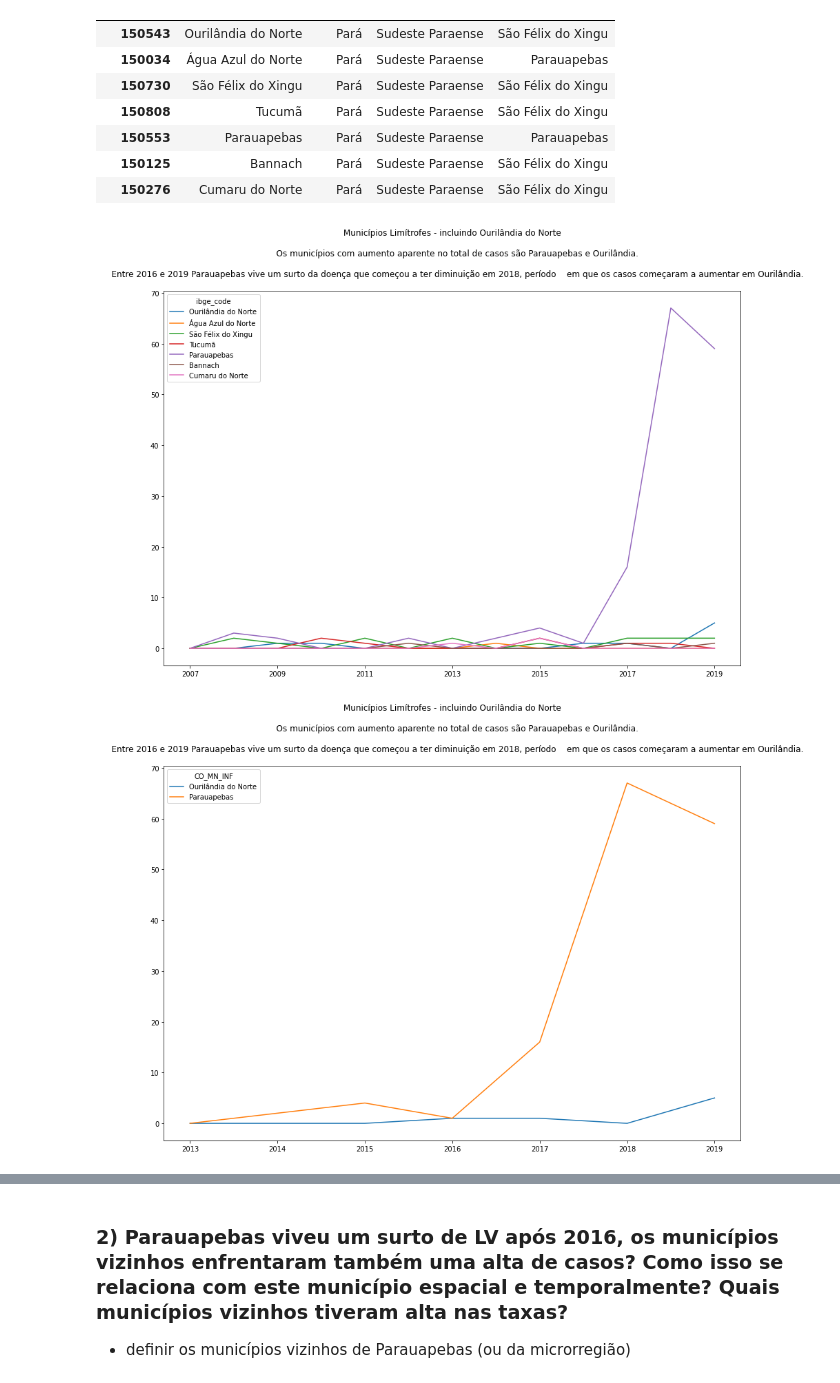
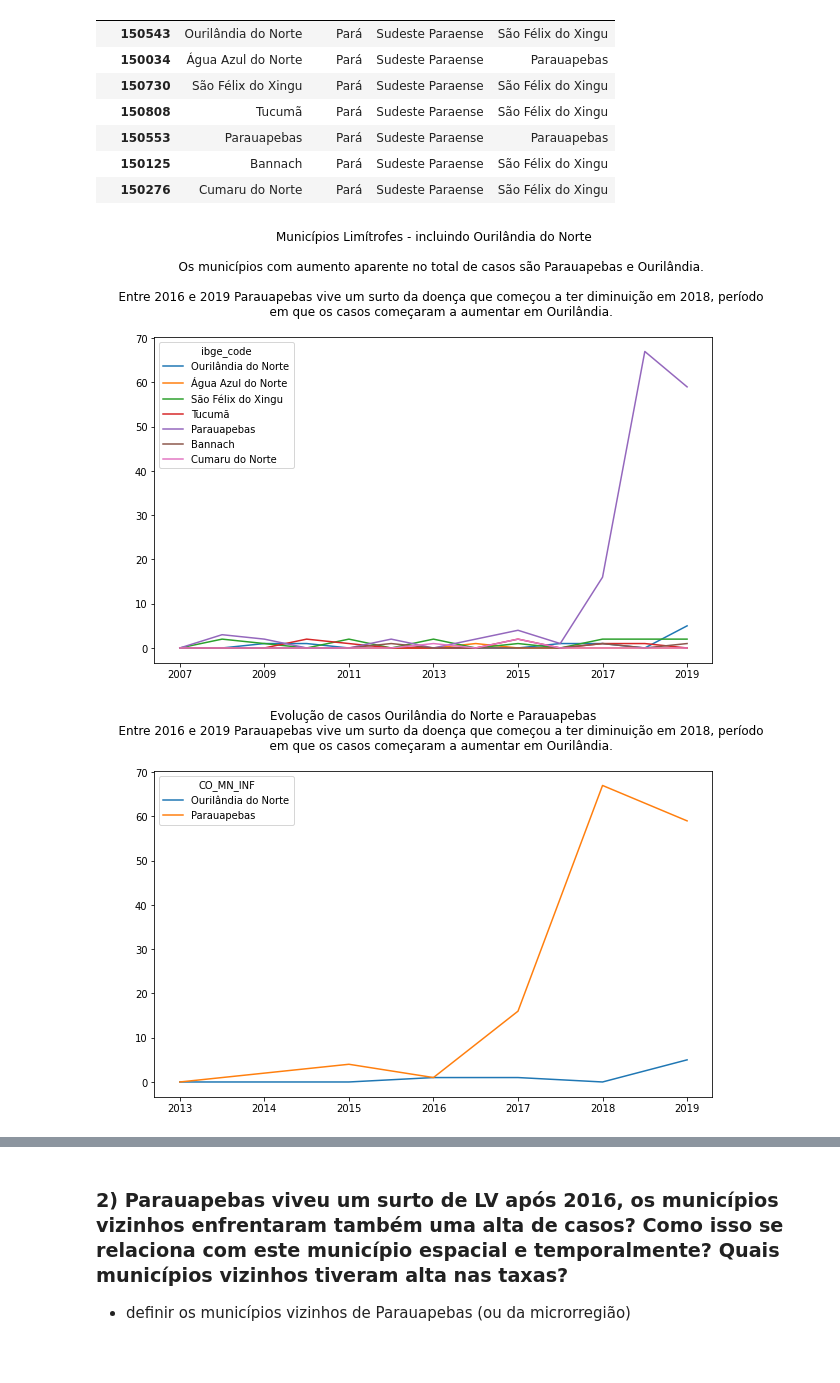
Before and after one commit to FlaviaLopes/leishmaniose, a Jupyter notebook: notebooks/visualizacao_incidencia.ipynb, the cells around one changed output, grey strips where cells are left out. Cells and saved outputs as stored; diff of their text form; code cells hidden in the pictures; blank space fills up the shorter version.

Commit message:
Atualiza notebooks de preparação de dados e visualização

```diff
--- a/notebooks/visualizacao_incidencia.ipynb
+++ b/notebooks/visualizacao_incidencia.ipynb
@@ -46,28 +46,27 @@ limitrofes
 # %%
 d = total_casos.loc[limitrofes.index,:].copy()
 d.index = d.index.map(dict(zip(limitrofes.index, limitrofes.municipio)))
 d.T.plot(
     kind='line',
-    figsize=(15,10),
+    figsize=(10,6),
     title='''Municípios Limítrofes - incluindo Ourilândia do Norte\n
     Os municípios com aumento aparente no total de casos são Parauapebas e Ourilândia.\n
-    Entre 2016 e 2019 Parauapebas vive um surto da doença que começou a ter diminuição em 2018, período\
+    Entre 2016 e 2019 Parauapebas vive um surto da doença que começou a ter diminuição em 2018, período
     em que os casos começaram a aumentar em Ourilândia.\n'''
 );
 # %% [output]
-[figure, old version]
+[figure, new version]
 # %%
 d = total_casos.loc[[150543, 150553], ['2013','2014','2015','2016','2017','2018','2019']].copy()
 d.index = d.index.map({150543:'Ourilândia do Norte', 150553:'Parauapebas'})
 d.T.plot(
     kind='line',
-    figsize=(15,10),
-    title='''Municípios Limítrofes - incluindo Ourilândia do Norte\n
-    Os municípios com aumento aparente no total de casos são Parauapebas e Ourilândia.\n
-    Entre 2016 e 2019 Parauapebas vive um surto da doença que começou a ter diminuição em 2018, período\
+    figsize=(10,6),
+    title='''Evolução de casos Ourilândia do Norte e Parauapebas
+    Entre 2016 e 2019 Parauapebas vive um surto da doença que começou a ter diminuição em 2018, período
     em que os casos começaram a aumentar em Ourilândia.\n'''
 );
 # %% [output]
-[figure, old version]
+[figure, new version]
 # %% [markdown]
 Entre 2007 e 2016 a quantidade de casos se mantém estável abaixo de 10 por ano. Entretanto, entre 2016 e 2018, especialmente, o município de Parauapebas vive um surto intenso. Entre 2018 e 2019, quando começa a diminuir os casos, Ourilândia experimenta aumento de notificações. Mas nada perto da quantidade enorme do vizinho.
```
Also changed, not shown: parts of 13 cells of this notebook, 1 other file.
